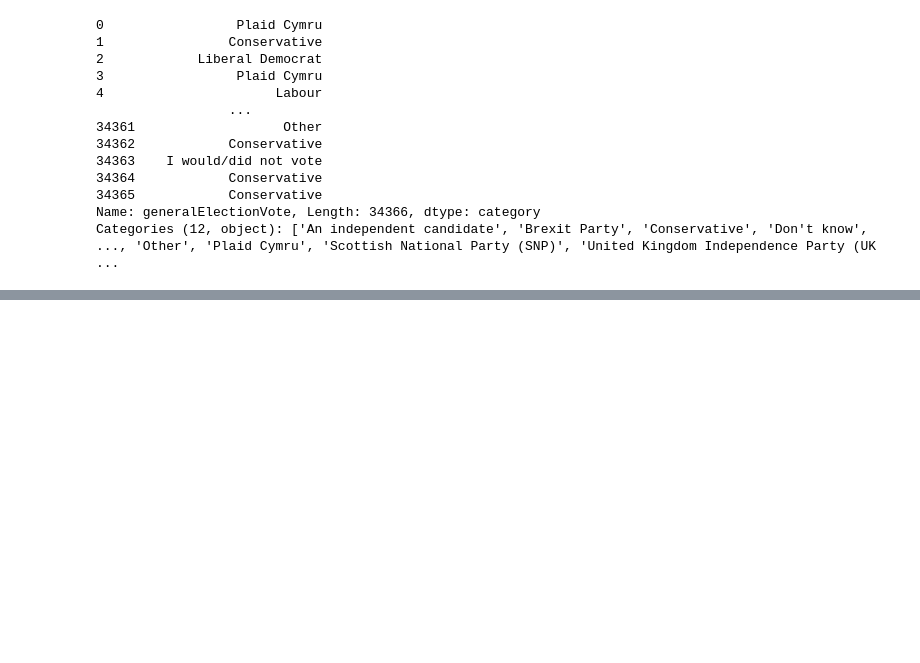
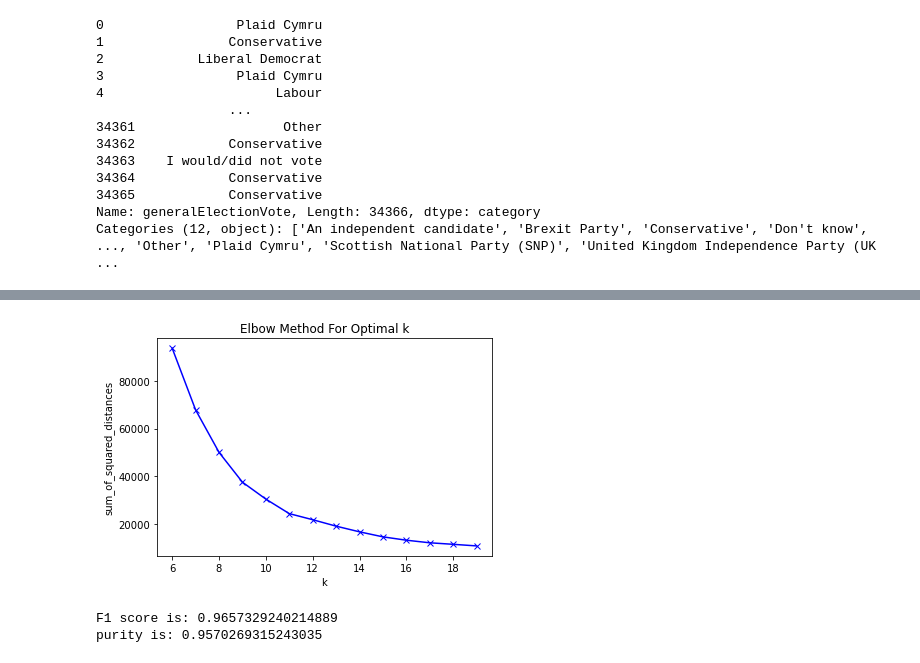
Before and after one commit to rbromley19/MDM_3_Politics, a Jupyter notebook: umap.ipynb, the cells around one changed output, grey strips where cells are left out. Cells and saved outputs as stored; diff of their text form; code cells hidden in the pictures; blank space fills up the shorter version.

```diff
--- a/umap.ipynb
+++ b/umap.ipynb
@@ -116,0 +95,8 @@ ValueError: could not convert string to float: 'Conservative'
+# %%
+from sklearn.cluster import KMeans
+
+n_clusters = 10
+
+kmeans = KMeans(n_clusters, random_state=0).fit(embedding)
+
+predictions = kmeans.predict(embedding)
@@ -116,0 +133,17 @@ ValueError: could not convert string to float: 'Conservative'
+# %%
+#Elbow method
+cluster_numbers.append(n_clusters)
+sum_of_squared_distances = []
+for i in range(6,20):
+    cluster_numbers.append(i)
+    kmeans = KMeans(i, random_state=0)
+    kmeans.fit_predict(embedding)
+    sum_of_squared_distances.append(kmeans.inertia_)
+# %%
+plt.plot(cluster_numbers, sum_of_squared_distances, 'bx-')
+plt.xlabel('k')
+plt.ylabel('sum_of_squared_distances')
+plt.title('Elbow Method For Optimal k')
+plt.show()
+# %% [output]
+[figure, added]
@@ -116,0 +153,25 @@ ValueError: could not convert string to float: 'Conservative'
+# %%
+
+kmeans = KMeans(n_clusters, random_state=0)
+kmeans.fit_predict(embedding)
+kmeans_cost = kmeans_distance(kmeans.cluster_centers_,embedding,n_clusters)
+optimal_assignments = linear_sum_assignment(kmeans_cost)
+cluster_assignments_names, cluster_assignments_number = f1_cluster_assignments_lists(optimal_assignments)
+cluster_assignments = pd.DataFrame({'Party Vote':data['generalElectionVote']})
+cluster_assignments['FirstAssignment'] = kmeans.labels_
+for x in range(len(cluster_assignments_number)):
+    cluster_assignments['FirstAssignment'] = cluster_assignments['FirstAssignment'].replace(int(cluster_assignments_number[x]),cluster_assignments_names[x])
+cluster_assignments['FirstAssignment'] = cluster_assignments['FirstAssignment'].astype('category')
+cluster_assignments['FirstAssignment'] = cluster_assignments['FirstAssignment'].cat.remove_unused_categories()
+cluster_assignments['Party Vote'] = cluster_assignments['Party Vote'].cat.remove_unused_categories()
+sum_of_squared_distances.append(kmeans.inertia_)
+y_true = np.transpose(np.array(cluster_assignments['Party Vote']))
+y_pred = np.transpose(np.array(cluster_assignments['FirstAssignment']))
+f1 = sklearn.metrics.f1_score(y_pred,y_true,average='micro')
+mean_purity = purity_check(kmeans.labels_,labels,n_clusters)
+
+print('F1 score is:',f1)
+print('purity is:', mean_purity)
+# %% [output]
+F1 score is: 0.9657329240214889
+purity is: 0.9570269315243035
```
Also changed, not shown: parts of 23 cells of this notebook, 2 other files.
